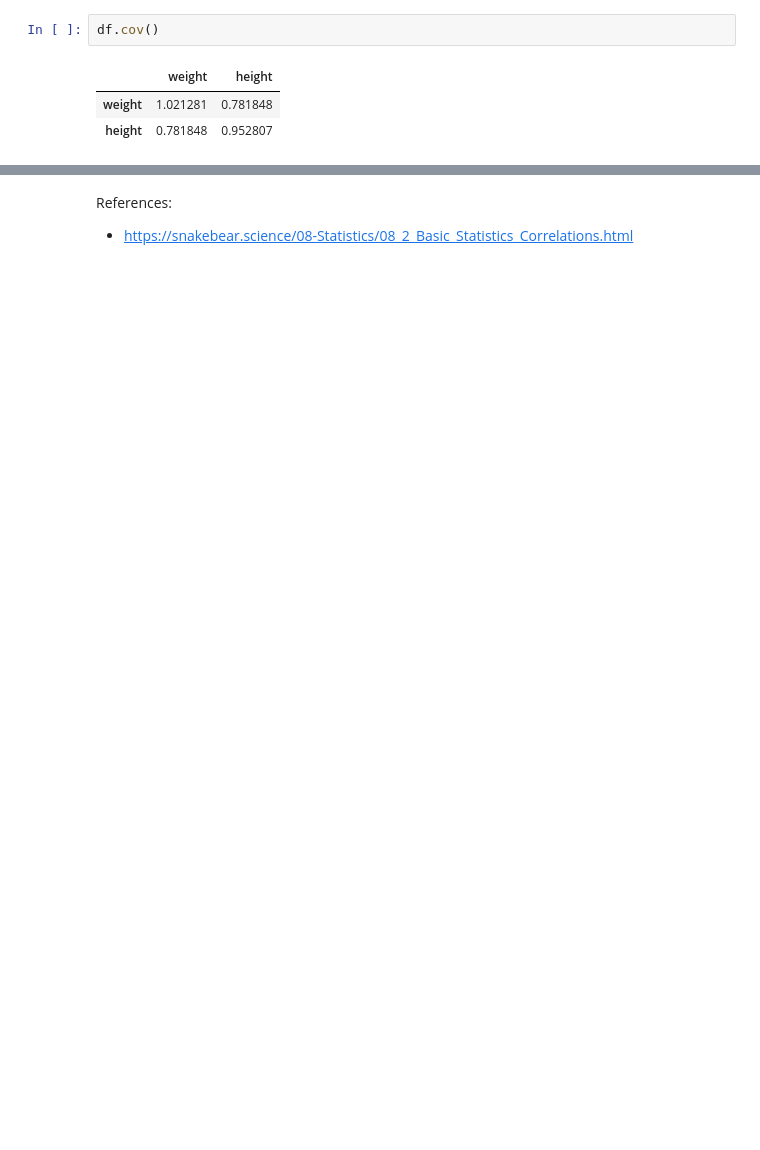
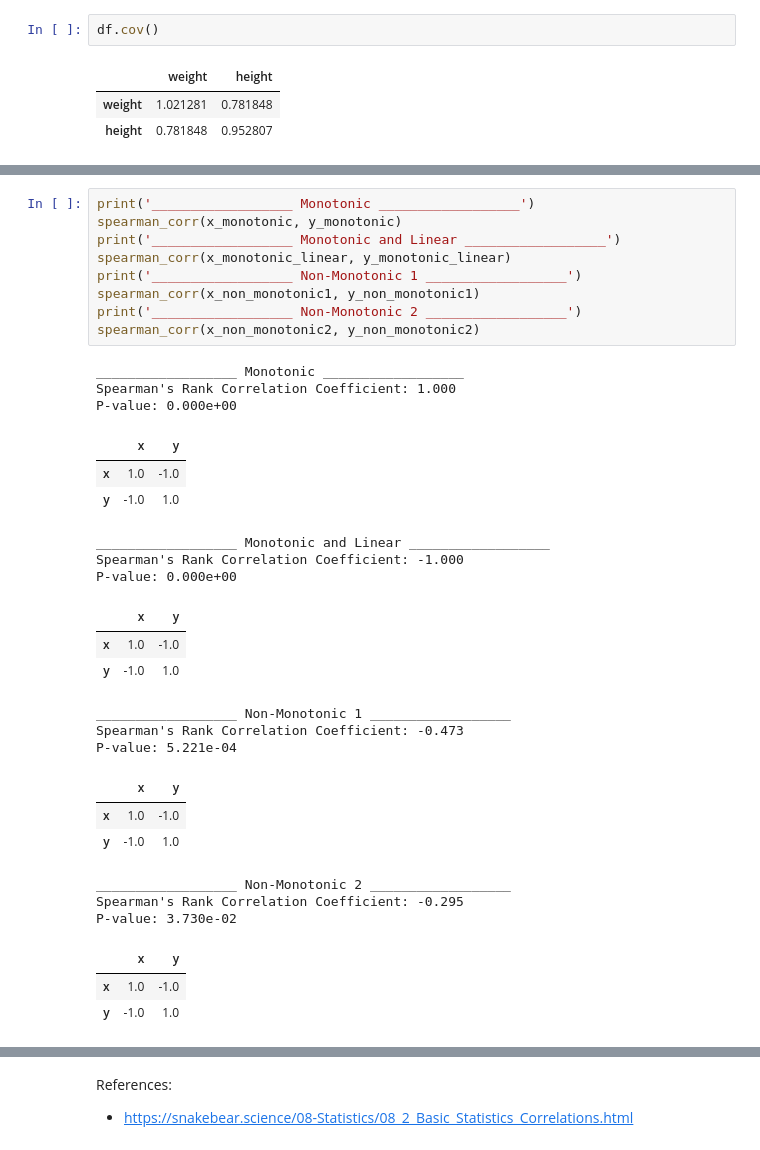
Before and after one commit to Jordanbarker/jordanbarker.github.io, a Jupyter notebook: notebook_library/Notebooks/Still Cooking/correlations.ipynb, the cells around one changed output, grey strips where cells are left out. Drawn from its saved outputs; the diff is of its cells as text; blank space fills up the shorter version.

```diff
--- a/notebook_library/Notebooks/Still Cooking/correlations.ipynb
+++ b/notebook_library/Notebooks/Still Cooking/correlations.ipynb
@@ -78,0 +171,34 @@ Spearman’s Rank Correlation Coefficient
+# %%
+print('__________________ Monotonic __________________')
+spearman_corr(x_monotonic, y_monotonic)
+print('__________________ Monotonic and Linear __________________')
+spearman_corr(x_monotonic_linear, y_monotonic_linear)
+print('__________________ Non-Monotonic 1 __________________')
+spearman_corr(x_non_monotonic1, y_non_monotonic1)
+print('__________________ Non-Monotonic 2 __________________')
+spearman_corr(x_non_monotonic2, y_non_monotonic2)
+# %% [output]
+__________________ Monotonic __________________
+Spearman's Rank Correlation Coefficient: 1.000
+P-value: 0.000e+00
+|  | x | y |
+| x | 1.0 | -1.0 |
+| y | -1.0 | 1.0 |
+__________________ Monotonic and Linear __________________
+Spearman's Rank Correlation Coefficient: -1.000
+P-value: 0.000e+00
+|  | x | y |
+| x | 1.0 | -1.0 |
+| y | -1.0 | 1.0 |
+__________________ Non-Monotonic 1 __________________
+Spearman's Rank Correlation Coefficient: -0.473
+P-value: 5.221e-04
+|  | x | y |
+| x | 1.0 | -1.0 |
+| y | -1.0 | 1.0 |
+__________________ Non-Monotonic 2 __________________
+Spearman's Rank Correlation Coefficient: -0.295
+P-value: 3.730e-02
+|  | x | y |
+| x | 1.0 | -1.0 |
+| y | -1.0 | 1.0 |
```
Also changed, not shown: parts of 10 cells of this notebook.
